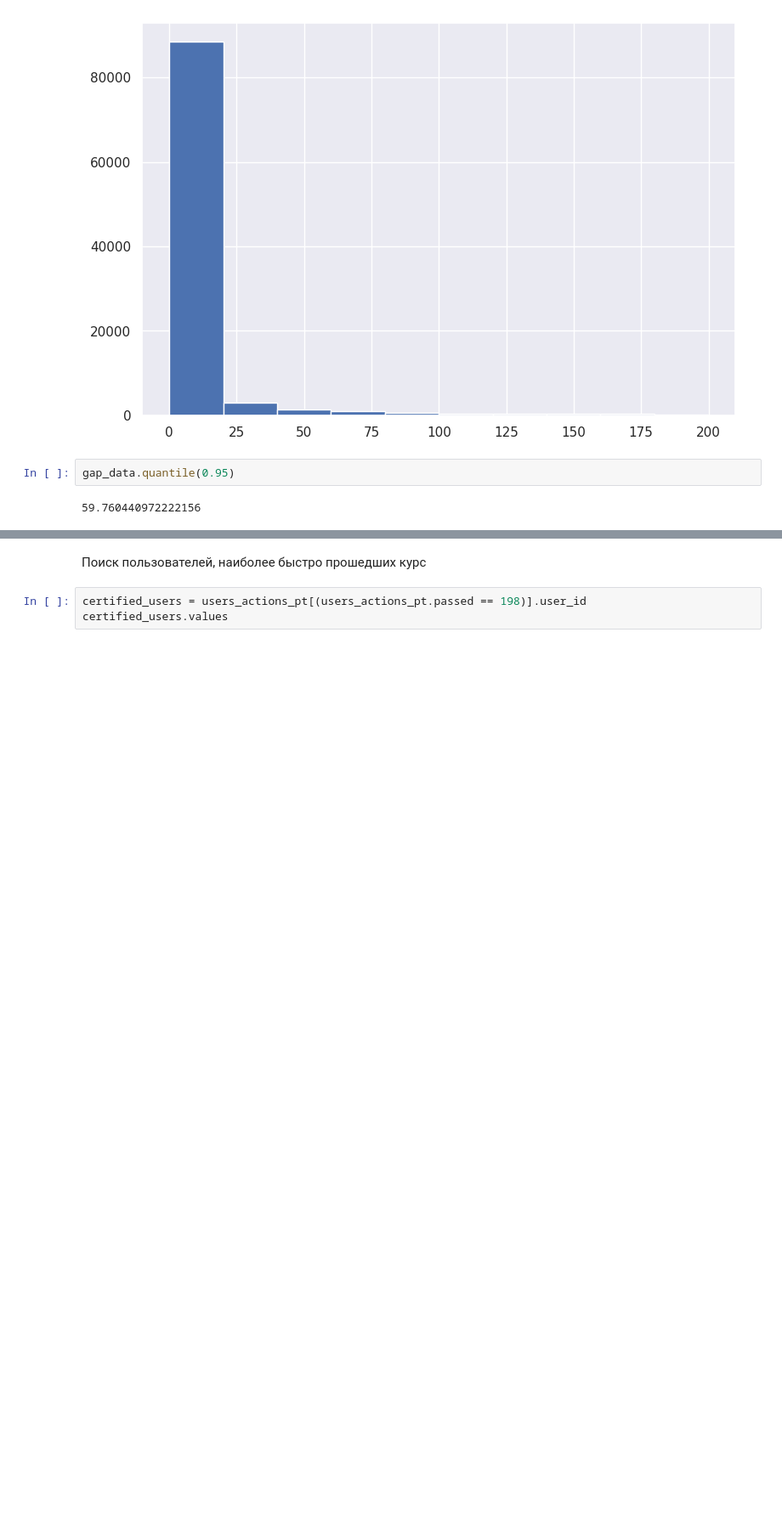
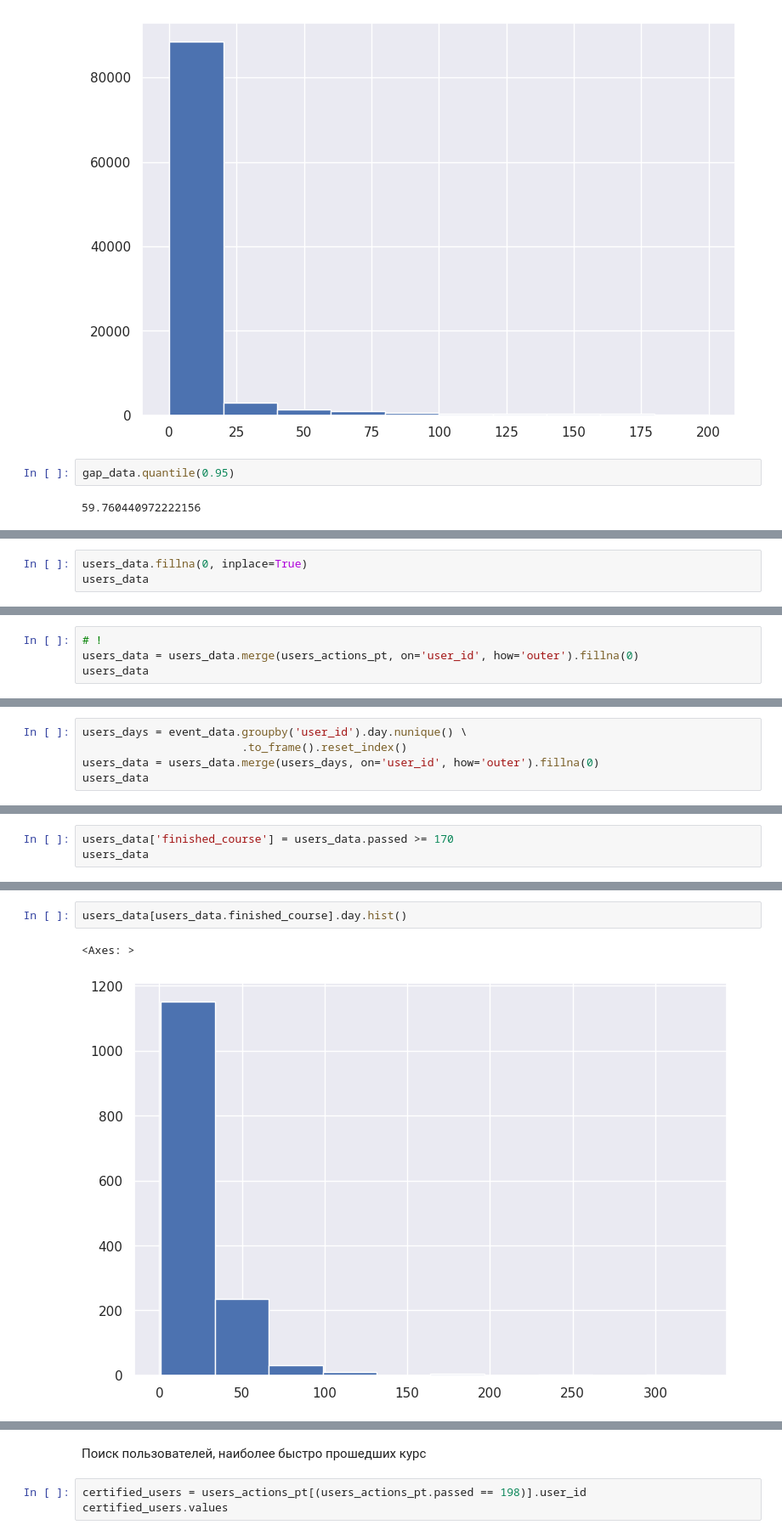
Before and after one commit to V1S10US/My-projects, a Jupyter notebook: Data_Analysis_in_R.ipynb, the cells around one changed output, grey strips where cells are left out. Shown: that part at 85% size. Saved outputs shown, nothing was run; the diff lists cells and outputs as text; blank space fills up the shorter version.

```diff
--- a/Data_Analysis_in_R.ipynb
+++ b/Data_Analysis_in_R.ipynb
@@ -249,0 +293,3 @@ gap_data.quantile(0.95)
+# %%
+users_data.fillna(0, inplace=True)
+users_data
@@ -249,0 +310,4 @@ gap_data.quantile(0.95)
+# %%
+# !
+users_data = users_data.merge(users_actions_pt, on='user_id', how='outer').fillna(0)
+users_data
@@ -249,0 +328,5 @@ gap_data.quantile(0.95)
+# %%
+users_days = event_data.groupby('user_id').day.nunique() \
+                        .to_frame().reset_index()
+users_data = users_data.merge(users_days, on='user_id', how='outer').fillna(0)
+users_data
@@ -249,0 +347,3 @@ gap_data.quantile(0.95)
+# %%
+users_data['finished_course'] = users_data.passed >= 170
+users_data
@@ -249,0 +364,5 @@ gap_data.quantile(0.95)
+# %%
+users_data[users_data.finished_course].day.hist()
+# %% [output]
+<Axes: >
+[figure, added]
```
Also changed, not shown: parts of 24 cells of this notebook.
